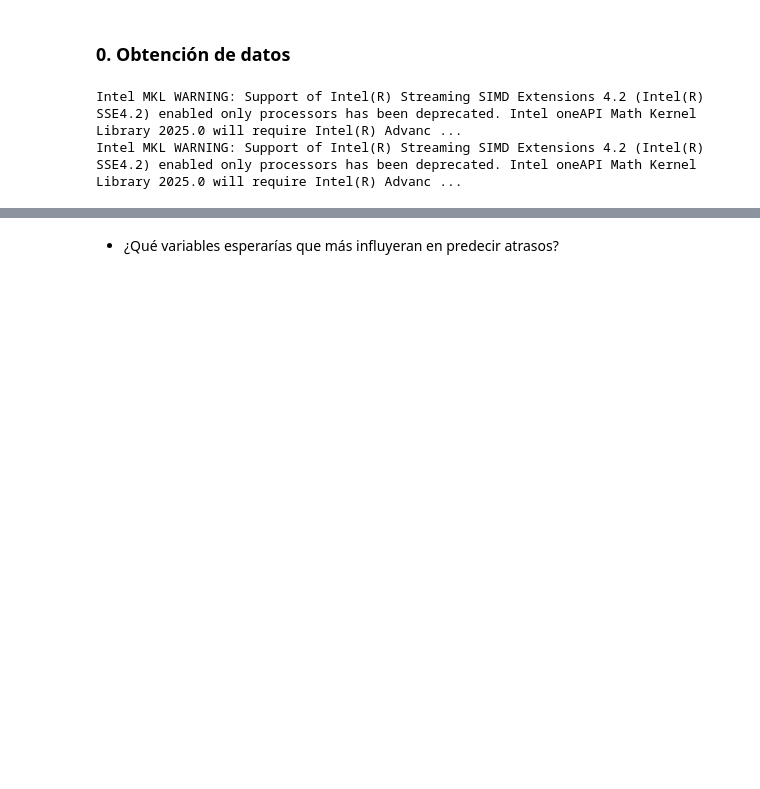
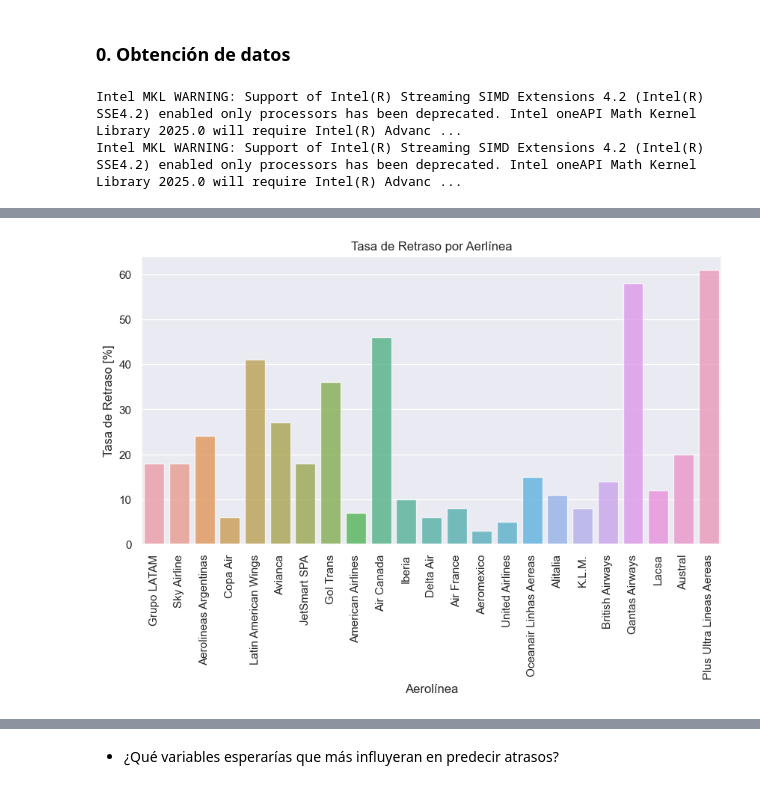
Before and after one commit to FelipeAriasT/Challenge_ML_Engineer_NeuralWorks, a Jupyter notebook: to-expose_improve.ipynb, the cells around one changed output, grey strips where cells are left out. Cells and saved outputs as stored; diff of their text form; code cells hidden in the pictures; blank space fills up the shorter version.

```diff
--- a/to-expose_improve.ipynb
+++ b/to-expose_improve.ipynb
@@ -487,0 +100,3 @@ plt.show()
+# %%
+tasas_aerolineas = utils.calcular_tasa(df, 'OPERA')
+tasas_aerolineas
@@ -487,0 +121,13 @@ plt.show()
+# %%
+tasas_aerolineas_values = df['OPERA'].value_counts().index
+
+plt.figure(figsize = (10,5))
+sns.set(style="darkgrid")
+sns.barplot(x=tasas_aerolineas_values, y=tasas_aerolineas['Tasa (%)'], alpha = 0.75)
+plt.title('Tasa de Retraso por Aerlínea')
+plt.ylabel('Tasa de Retraso [%]', fontsize=12)
+plt.xlabel('Aerolínea', fontsize=12)
+plt.xticks(rotation=90)
+plt.show()
+# %% [output]
+[figure, added]
```
Also changed, not shown: parts of 127 cells of this notebook, 10 other files.
